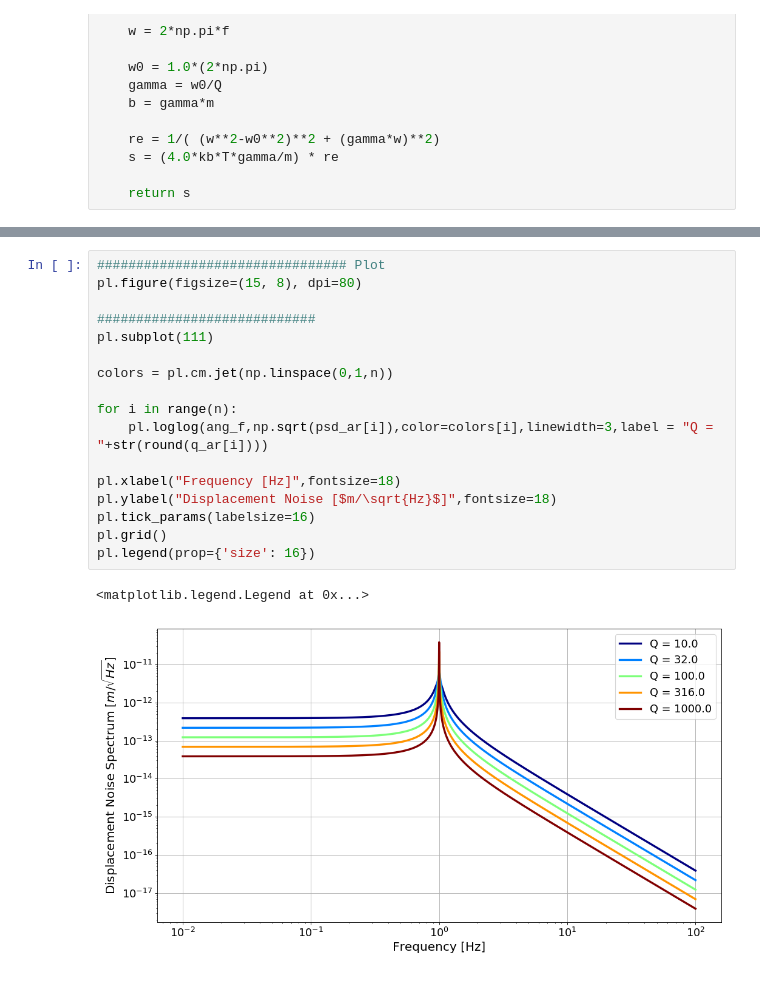
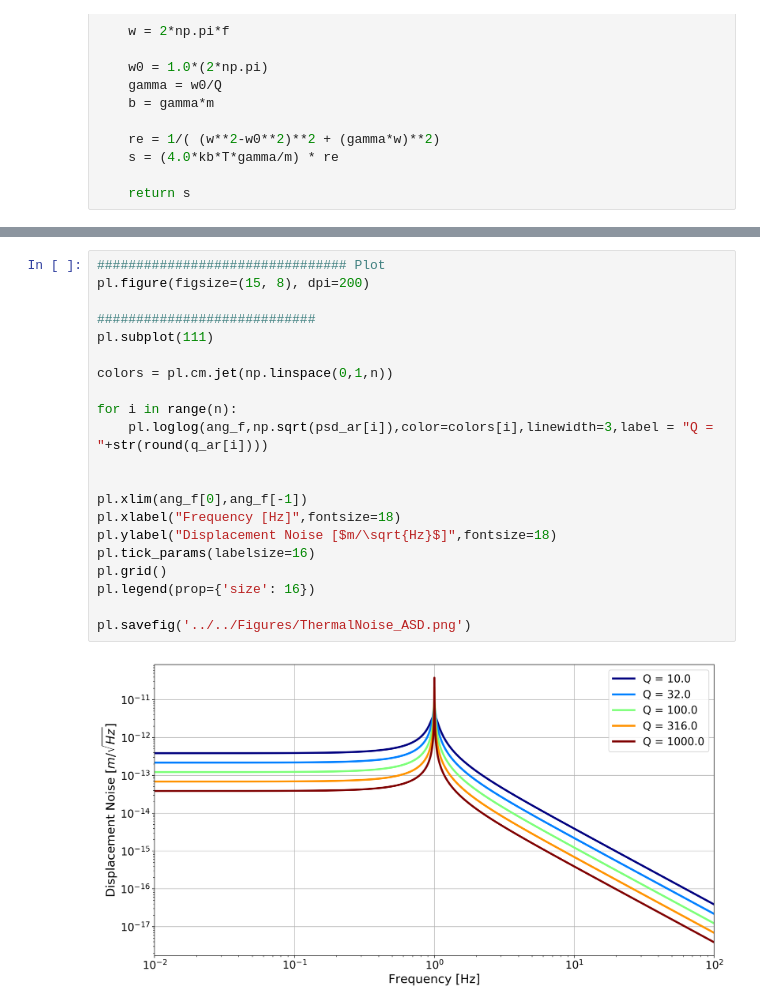
Before and after one commit to TVoPhysics/TVo_Thesis, a Jupyter notebook: Calculations/20181211_Calc_ThermalNoise/Calc_TN.ipynb, the cells around one changed output, grey strips where cells are left out. Drawn from its saved outputs; the diff is of its cells as text.

```diff
--- a/Calculations/20181211_Calc_ThermalNoise/Calc_TN.ipynb
+++ b/Calculations/20181211_Calc_ThermalNoise/Calc_TN.ipynb
@@ -38,20 +36,23 @@ psd_ar = np.array(psd_list)
 # %%
 ################################ Plot
-pl.figure(figsize=(15, 8), dpi=80)
+pl.figure(figsize=(15, 8), dpi=200)
 
 ############################
 pl.subplot(111)
 
 colors = pl.cm.jet(np.linspace(0,1,n))
 
 for i in range(n):
     pl.loglog(ang_f,np.sqrt(psd_ar[i]),color=colors[i],linewidth=3,label = "Q = "+str(round(q_ar[i])))
 
+
+pl.xlim(ang_f[0],ang_f[-1])
 pl.xlabel("Frequency [Hz]",fontsize=18)
 pl.ylabel("Displacement Noise [$m/\sqrt{Hz}$]",fontsize=18)
 pl.tick_params(labelsize=16)
 pl.grid()
 pl.legend(prop={'size': 16})
+
+pl.savefig('../../Figures/ThermalNoise_ASD.png')
 # %% [output]
-<matplotlib.legend.Legend at 0x...>
-[figure, old version]
+[figure, new version]
```
Also changed, not shown: parts of 1 cell of this notebook, 27 other files.
